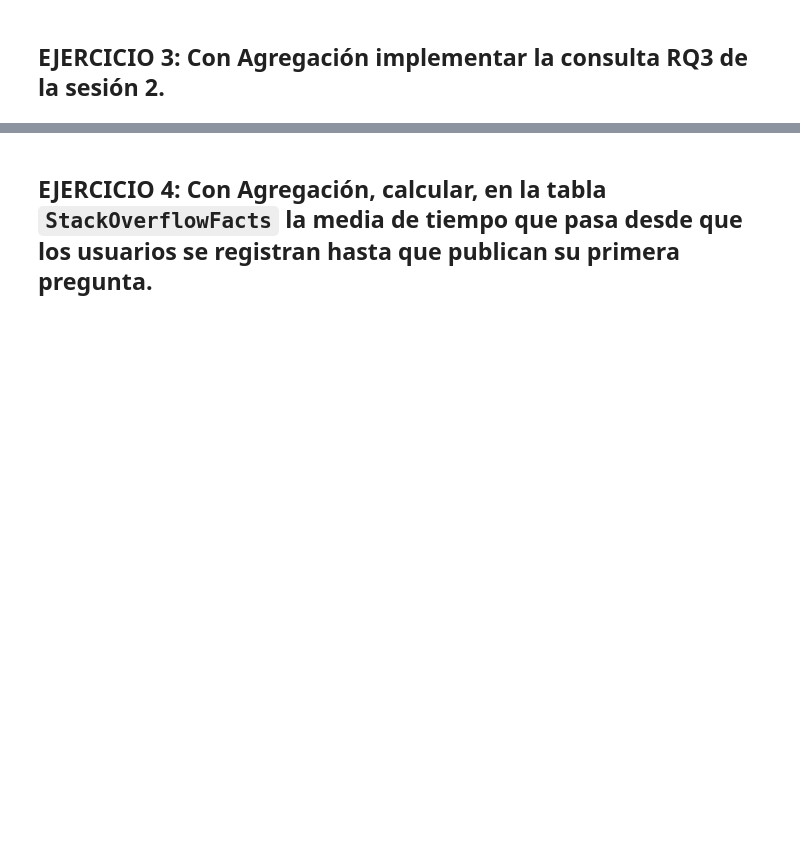
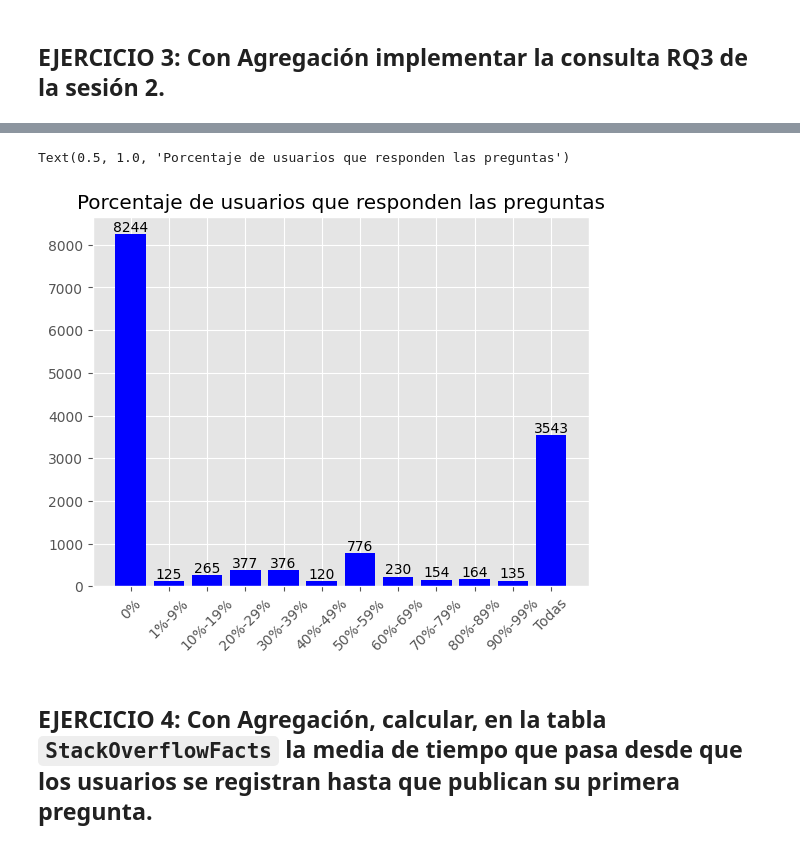
Before and after one commit to alvumu/BDGE, a Jupyter notebook: mongo/sesion4.ipynb, the cells around one changed output, grey strips where cells are left out. Saved outputs shown, nothing was run; the diff lists cells and outputs as text; code cells hidden in the pictures; blank space fills up the shorter version.

```diff
--- a/mongo/sesion4.ipynb
+++ b/mongo/sesion4.ipynb
@@ -1026,3 +1080,17 @@ e3
+# %%
+_ids = df['_id']
+users = df['users']
+bars = plt.bar(range(len(_ids)), users, color='blue')
+
+# Añadir el valor encima de cada barra
+for bar, value in zip(bars, users):
+    plt.text(bar.get_x() + bar.get_width() / 2, bar.get_height(), str(value), ha='center', va='bottom')
+
+plt.xticks(range(len(df["_id"])), df["_id"], rotation=45)
+plt.title("Porcentaje de usuarios que responden las preguntas")
+# %% [output]
+Text(0.5, 1.0, 'Porcentaje de usuarios que responden las preguntas')
+[figure, added]
 # %% [markdown]
 ## EJERCICIO 4: Con Agregación, calcular, en la tabla `StackOverflowFacts` la media de tiempo que pasa desde que los usuarios se registran hasta que publican su primera pregunta.
 # %%
```
Also changed, not shown: parts of 23 cells of this notebook.
